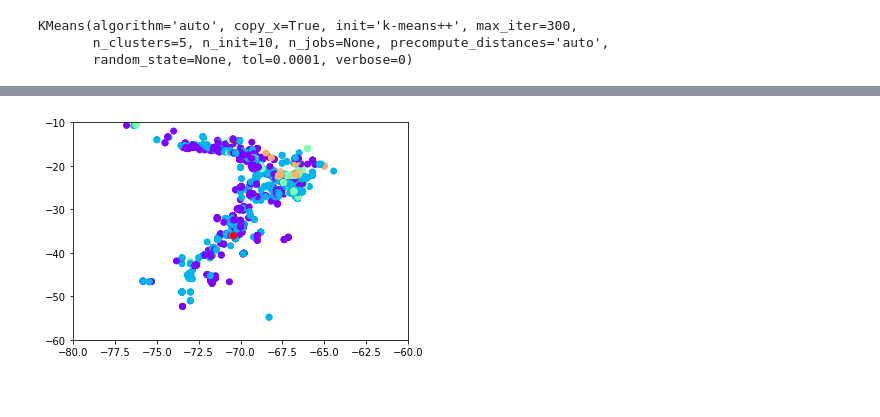
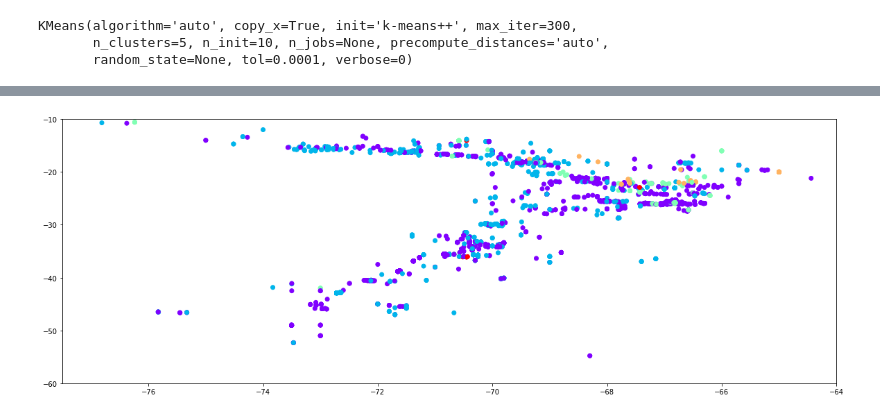
Before and after one commit to DSEI21000-S21/project-clustering-geological-samples, a Jupyter notebook: Geological_Samples_ML_Project.ipynb, the cells around one changed output, grey strips where cells are left out. Saved outputs shown, nothing was run; the diff lists cells and outputs as text; code cells hidden in the pictures.

```diff
--- a/Geological_Samples_ML_Project.ipynb
+++ b/Geological_Samples_ML_Project.ipynb
@@ -419,0 +410,3 @@ See the caveats in the documentation: https://pandas.pydata.org/pandas-docs/stab
+# %%
+df2 = df.drop(columns= ['IGSN', 'CRUISE ID', 'MIN AGE', 'AGE', 'MAX AGE', 'MINERAL'])
+df2
@@ -468,7 +475,8 @@ df_cluster
 # %%
+plt.subplots(figsize = (20,7))
 plt.scatter(df_cluster['LONGITUDE'], df_cluster['LATITUDE'], c=df_cluster['Cluster'], cmap='rainbow')
-plt.xlim(-80, -60)
+plt.xlim(-77.5, -64)
 plt.ylim(-60,-10)
 plt.show()
 # %% [output]
-[figure, old version]
+[figure, new version]
```
Also changed, not shown: parts of 15 cells of this notebook.
